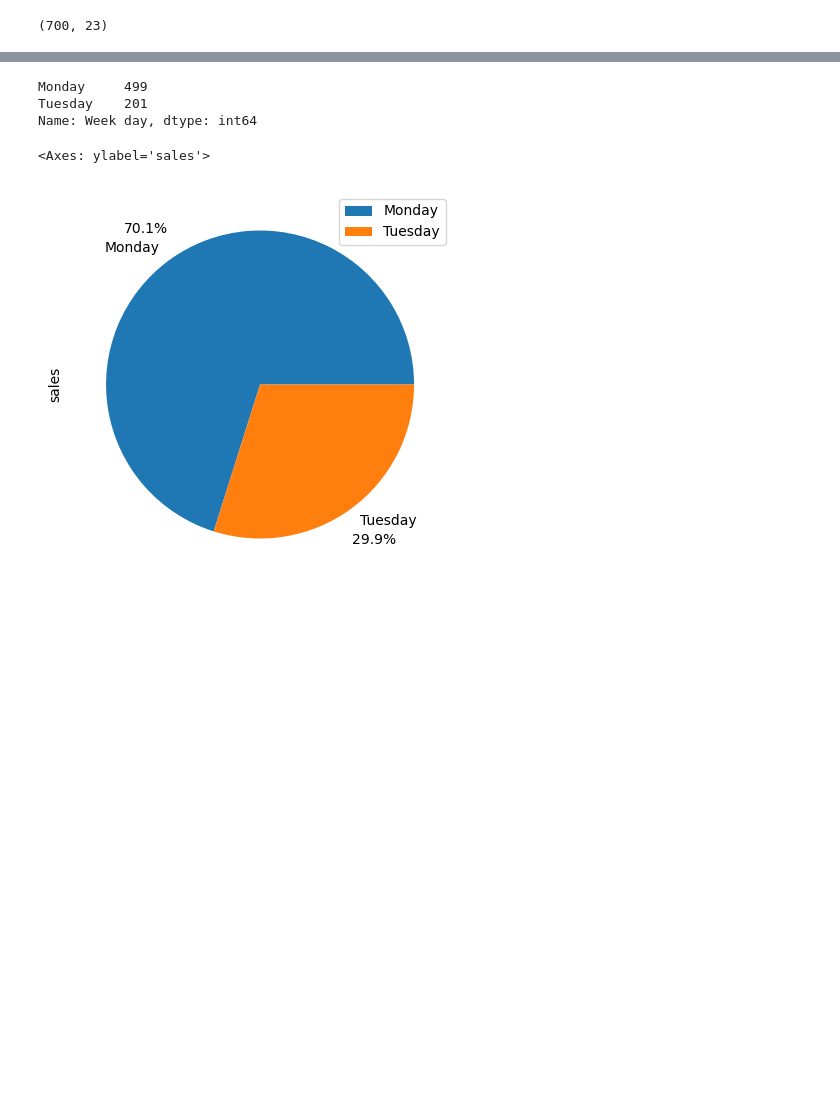
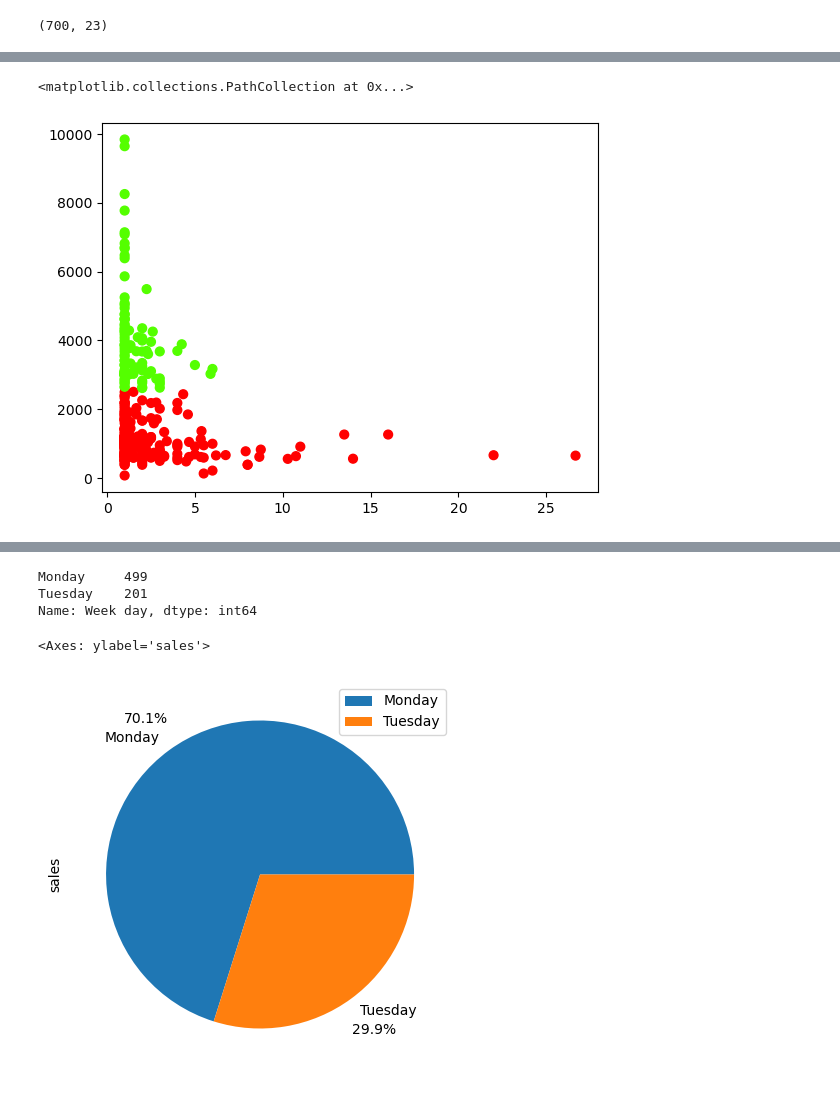
Before and after one commit to drica-monteiro/my_repository, a Jupyter notebook: sales_weekday.ipynb, the cells around one changed output, grey strips where cells are left out. Cells and saved outputs as stored; diff of their text form; code cells hidden in the pictures; blank space fills up the shorter version.

Commit message:
verdadeiro note sobre cluster

```diff
--- a/sales_weekday.ipynb
+++ b/sales_weekday.ipynb
@@ -25,0 +104,2 @@ df.head(2)
+# %%
+X = new_df.iloc[:, 1:]
@@ -25,0 +115,8 @@ df.head(2)
+# %%
+n_clusters = 2
+km_2 = KMeans(n_clusters=n_clusters, n_init=20)
+km_2.fit(X)
+
+n_clusters = 3
+km_3 = KMeans(n_clusters=n_clusters, n_init=20)
+km_3.fit(X)
@@ -25,0 +137,5 @@ df.head(2)
+# %%
+plt.scatter(X.iloc[:,0], X.iloc[:,1], s=40, c=km_2.labels_, cmap=plt.cm.prism)
+# %% [output]
+<matplotlib.collections.PathCollection at 0x...>
+[figure, added]
```
Also changed, not shown: parts of 50 cells of this notebook.
